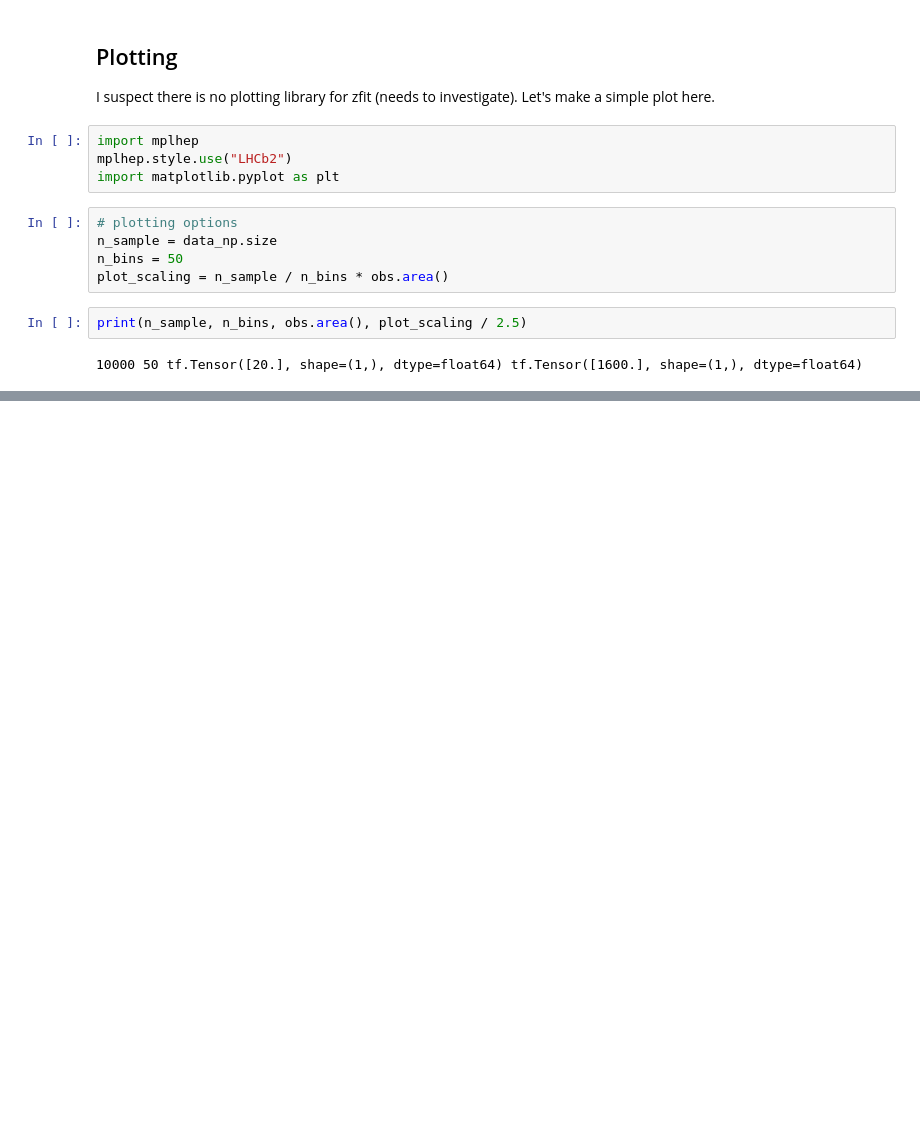
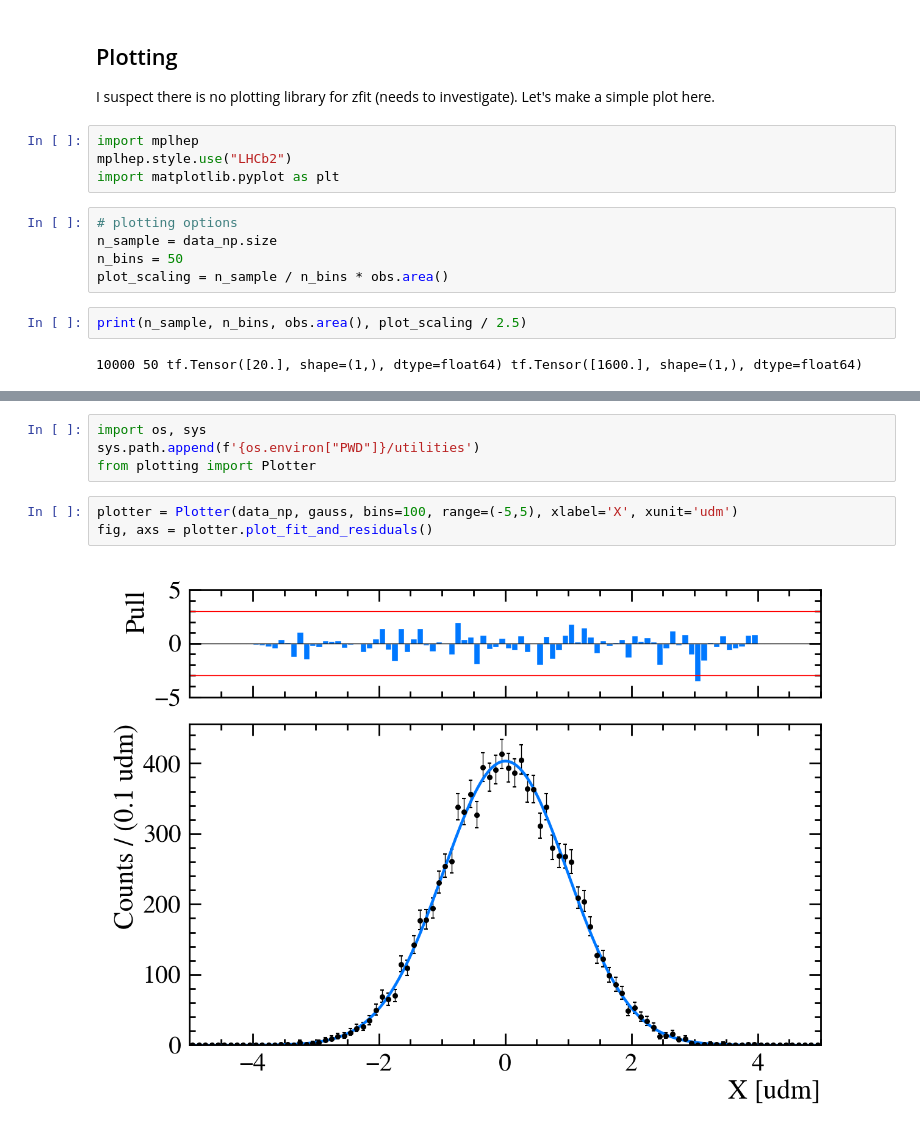
Before and after one commit to cpviolation/zfit_exercises, a Jupyter notebook: notebooks/ZFit_Basic.ipynb, the cells around one changed output, grey strips where cells are left out. Saved outputs shown, nothing was run; the diff lists cells and outputs as text; blank space fills up the shorter version.

```diff
--- a/notebooks/ZFit_Basic.ipynb
+++ b/notebooks/ZFit_Basic.ipynb
@@ -203,0 +110,9 @@ ax1.get_xlim()
+# %%
+import os, sys
+sys.path.append(f'{os.environ["PWD"]}/utilities')
+from plotting import Plotter
+# %%
+plotter = Plotter(data_np, gauss, bins=100, range=(-5,5), xlabel='X', xunit='udm')
+fig, axs = plotter.plot_fit_and_residuals()
+# %% [output]
+[figure, added]
```
Also changed, not shown: parts of 19 cells of this notebook, 2 other files.
